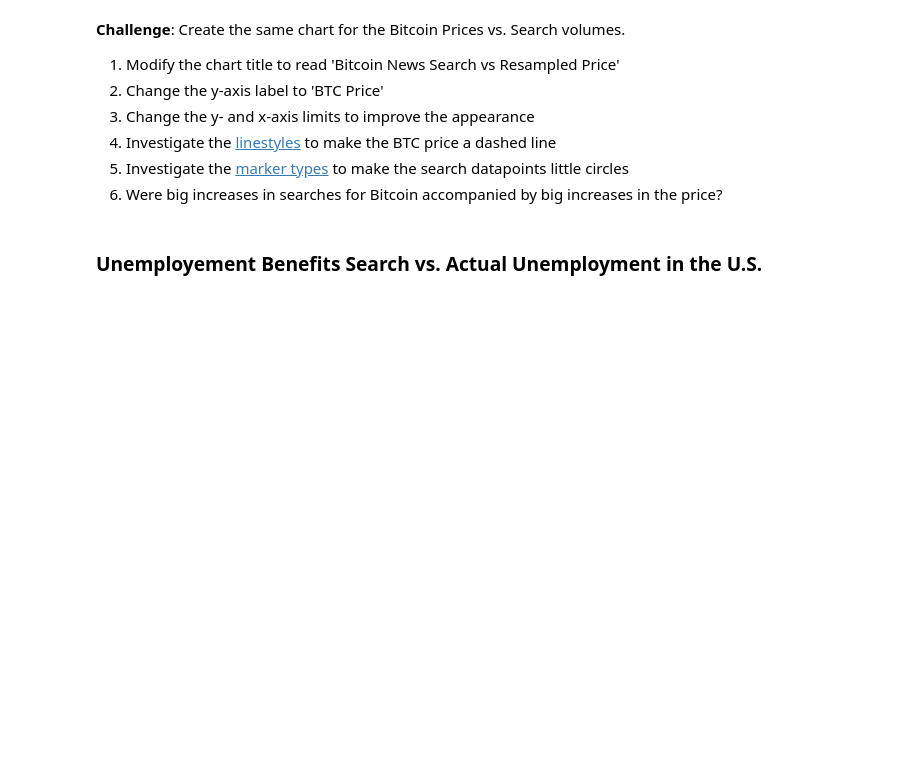
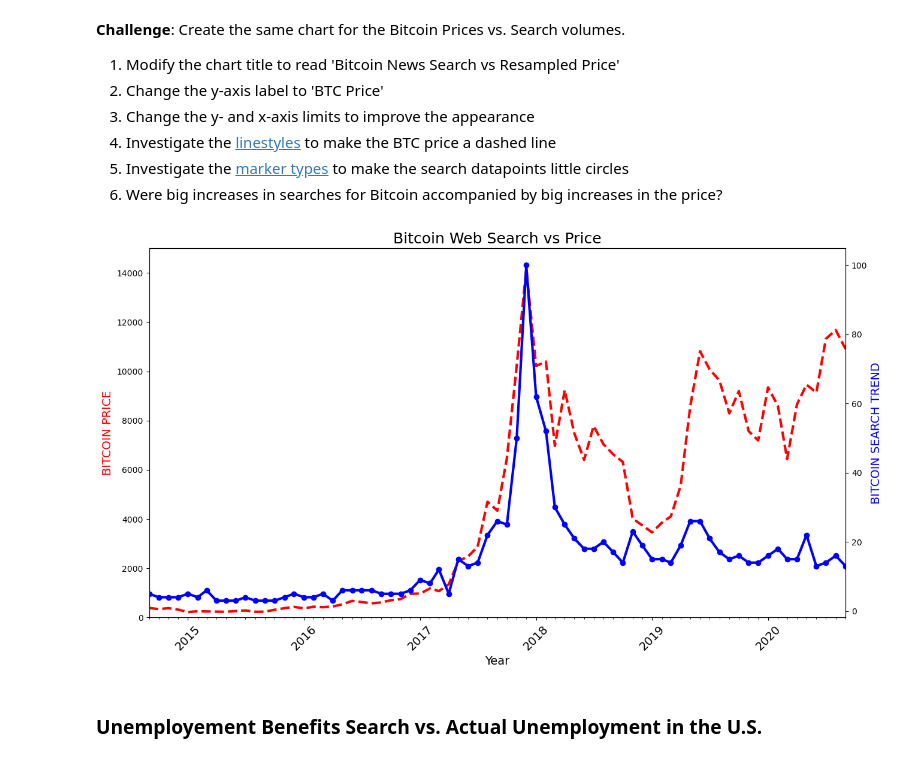
Before and after one commit to TanishTaneja/bitcoin-analysis, a Jupyter notebook: Google Trends Data Viz (start)/Google Trends and Data Visualisation (start).ipynb, the cells around one changed output. Cells and saved outputs as stored; diff of their text form; code cells hidden in the pictures; blank space fills up the shorter version.

```diff
--- a/Google Trends Data Viz (start)/Google Trends and Data Visualisation (start).ipynb
+++ b/Google Trends Data Viz (start)/Google Trends and Data Visualisation (start).ipynb
@@ -255,6 +275,39 @@ How to add tick formatting for dates on the x-axis.
 4. Investigate the [linestyles](https://matplotlib.org/3.2.1/api/_as_gen/matplotlib.pyplot.plot.html ) to make the BTC price a dashed line <br>
 5. Investigate the [marker types](https://matplotlib.org/3.2.1/api/markers_api.html) to make the search datapoints little circles <br>
 6. Were big increases in searches for Bitcoin accompanied by big increases in the price?
+# %%
+
+# Create locators for ticks on the time axis
+plt.figure(figsize=(15,8), dpi=100)
+plt.xticks(fontsize=14,rotation=45)
+plt.title('Bitcoin Web Search vs Price', fontsize=18)
+axis1=plt.gca()
+axis2=axis1.twinx()
+
+axis1.set_ylim([0, 15000])
+axis1.set_xlim([df_btc_search.MONTH.min(),df_btc_search.MONTH.max()])
+
+axis1.set_xlabel("Year",fontsize=14)
+axis1.set_ylabel("BITCOIN PRICE",color="r",fontsize=14)
+axis2.set_ylabel("BITCOIN SEARCH TREND",color="b",fontsize=14)
+
+years=mdates.YearLocator()
+months=mdates.MonthLocator()
+year_fmt=mdates.DateFormatter("%Y")
+
+axis1.xaxis.set_major_locator(years)
+axis1.xaxis.set_major_formatter(year_fmt)
+axis1.xaxis.set_minor_locator(months)
+
+# plot bitcoin price
+axis1.plot(df_btc_search.MONTH,df_btc_price_monthly.CLOSE,"r",linewidth=3, linestyle="--")
+
+# plot bitcoin search trend
+axis2.plot(df_btc_search.MONTH,df_btc_search.BTC_NEWS_SEARCH,"b",linewidth=3, marker="o")
+
+plt.show()
+# %% [output]
+[figure, added]
 # %% [markdown]
 ### Unemployement Benefits Search vs. Actual Unemployment in the U.S.
 # %% [markdown]
```
Also changed, not shown: parts of 12 cells of this notebook.
